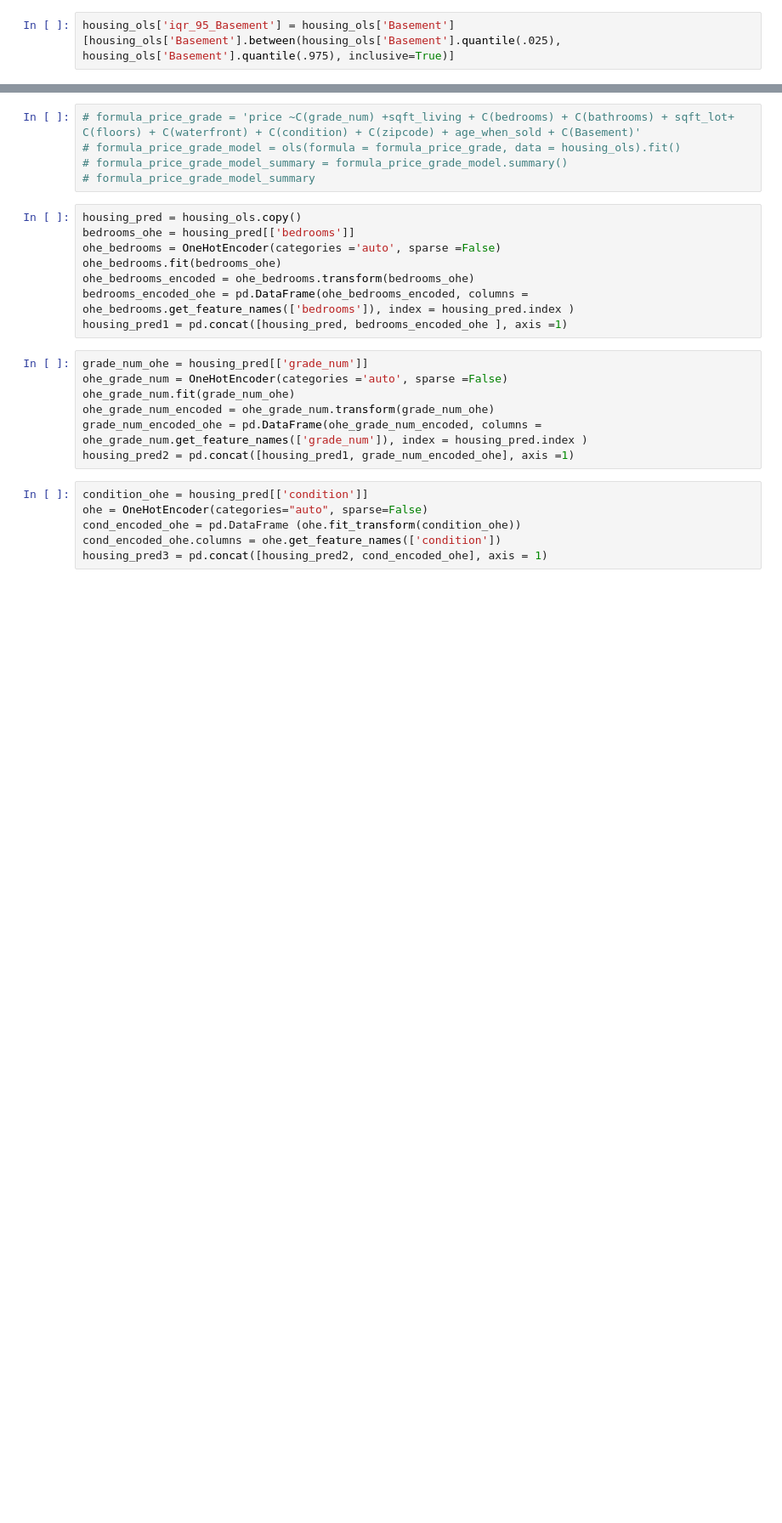
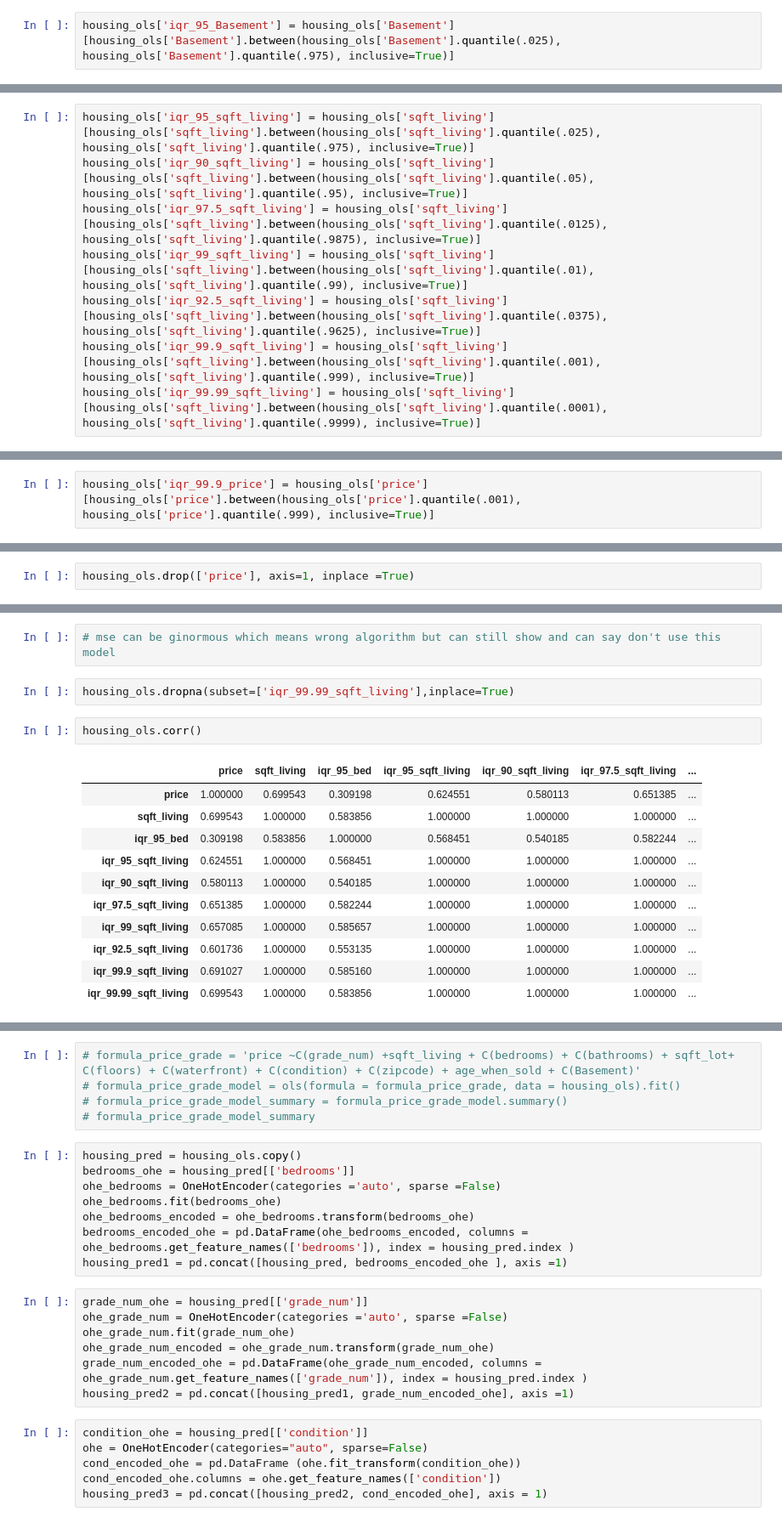
Before and after one commit to kangjw1208/King-Country-Real-Estate, a Jupyter notebook: Final-Copy1-Roger.ipynb, the cells around one changed output, grey strips where cells are left out. Shown: that part at 85% size. Saved outputs shown, nothing was run; the diff lists cells and outputs as text; blank space fills up the shorter version.

```diff
--- a/Final-Copy1-Roger.ipynb
+++ b/Final-Copy1-Roger.ipynb
@@ -191,0 +174,8 @@ housing_ols['iqr_95_Basement'] = housing_ols['Basement'][housing_ols['Basement']
+# %%
+housing_ols['iqr_95_sqft_living'] = housing_ols['sqft_living'][housing_ols['sqft_living'].between(housing_ols['sqft_living'].quantile(.025), housing_ols['sqft_living'].quantile(.975), inclusive=True)]
+housing_ols['iqr_90_sqft_living'] = housing_ols['sqft_living'][housing_ols['sqft_living'].between(housing_ols['sqft_living'].quantile(.05), housing_ols['sqft_living'].quantile(.95), inclusive=True)]
+housing_ols['iqr_97.5_sqft_living'] = housing_ols['sqft_living'][housing_ols['sqft_living'].between(housing_ols['sqft_living'].quantile(.0125), housing_ols['sqft_living'].quantile(.9875), inclusive=True)]
+housing_ols['iqr_99_sqft_living'] = housing_ols['sqft_living'][housing_ols['sqft_living'].between(housing_ols['sqft_living'].quantile(.01), housing_ols['sqft_living'].quantile(.99), inclusive=True)]
+housing_ols['iqr_92.5_sqft_living'] = housing_ols['sqft_living'][housing_ols['sqft_living'].between(housing_ols['sqft_living'].quantile(.0375), housing_ols['sqft_living'].quantile(.9625), inclusive=True)]
+housing_ols['iqr_99.9_sqft_living'] = housing_ols['sqft_living'][housing_ols['sqft_living'].between(housing_ols['sqft_living'].quantile(.001), housing_ols['sqft_living'].quantile(.999), inclusive=True)]
+housing_ols['iqr_99.99_sqft_living'] = housing_ols['sqft_living'][housing_ols['sqft_living'].between(housing_ols['sqft_living'].quantile(.0001), housing_ols['sqft_living'].quantile(.9999), inclusive=True)]
@@ -191,0 +199,2 @@ housing_ols['iqr_95_Basement'] = housing_ols['Basement'][housing_ols['Basement']
+# %%
+housing_ols['iqr_99.9_price'] = housing_ols['price'][housing_ols['price'].between(housing_ols['price'].quantile(.001), housing_ols['price'].quantile(.999), inclusive=True)]
@@ -192 +203,3 @@ housing_ols['iqr_95_Basement'] = housing_ols['Basement'][housing_ols['Basement']
+# %%
+housing_ols.drop(['price'], axis=1, inplace =True)
 # %%
@@ -206,0 +218,18 @@ Name: iqr_95_Basement, Length: 21067, dtype: int32
+# %%
+# mse can be ginormous which means wrong algorithm but can still show and can say don't use this model
+# %%
+housing_ols.dropna(subset=['iqr_99.99_sqft_living'],inplace=True)
+# %%
+housing_ols.corr()
+# %% [output]
+|  | price | sqft_living | iqr_95_bed | iqr_95_sqft_living | iqr_90_sqft_living | iqr_97.5_sqft_living | ... |
+| price | 1.000000 | 0.699543 | 0.309198 | 0.624551 | 0.580113 | 0.651385 | ... |
+| sqft_living | 0.699543 | 1.000000 | 0.583856 | 1.000000 | 1.000000 | 1.000000 | ... |
+| iqr_95_bed | 0.309198 | 0.583856 | 1.000000 | 0.568451 | 0.540185 | 0.582244 | ... |
+| iqr_95_sqft_living | 0.624551 | 1.000000 | 0.568451 | 1.000000 | 1.000000 | 1.000000 | ... |
+| iqr_90_sqft_living | 0.580113 | 1.000000 | 0.540185 | 1.000000 | 1.000000 | 1.000000 | ... |
+| iqr_97.5_sqft_living | 0.651385 | 1.000000 | 0.582244 | 1.000000 | 1.000000 | 1.000000 | ... |
+| iqr_99_sqft_living | 0.657085 | 1.000000 | 0.585657 | 1.000000 | 1.000000 | 1.000000 | ... |
+| iqr_92.5_sqft_living | 0.601736 | 1.000000 | 0.553135 | 1.000000 | 1.000000 | 1.000000 | ... |
+| iqr_99.9_sqft_living | 0.691027 | 1.000000 | 0.585160 | 1.000000 | 1.000000 | 1.000000 | ... |
+| iqr_99.99_sqft_living | 0.699543 | 1.000000 | 0.583856 | 1.000000 | 1.000000 | 1.000000 | ... |
```
Also changed, not shown: parts of 18 cells of this notebook.
